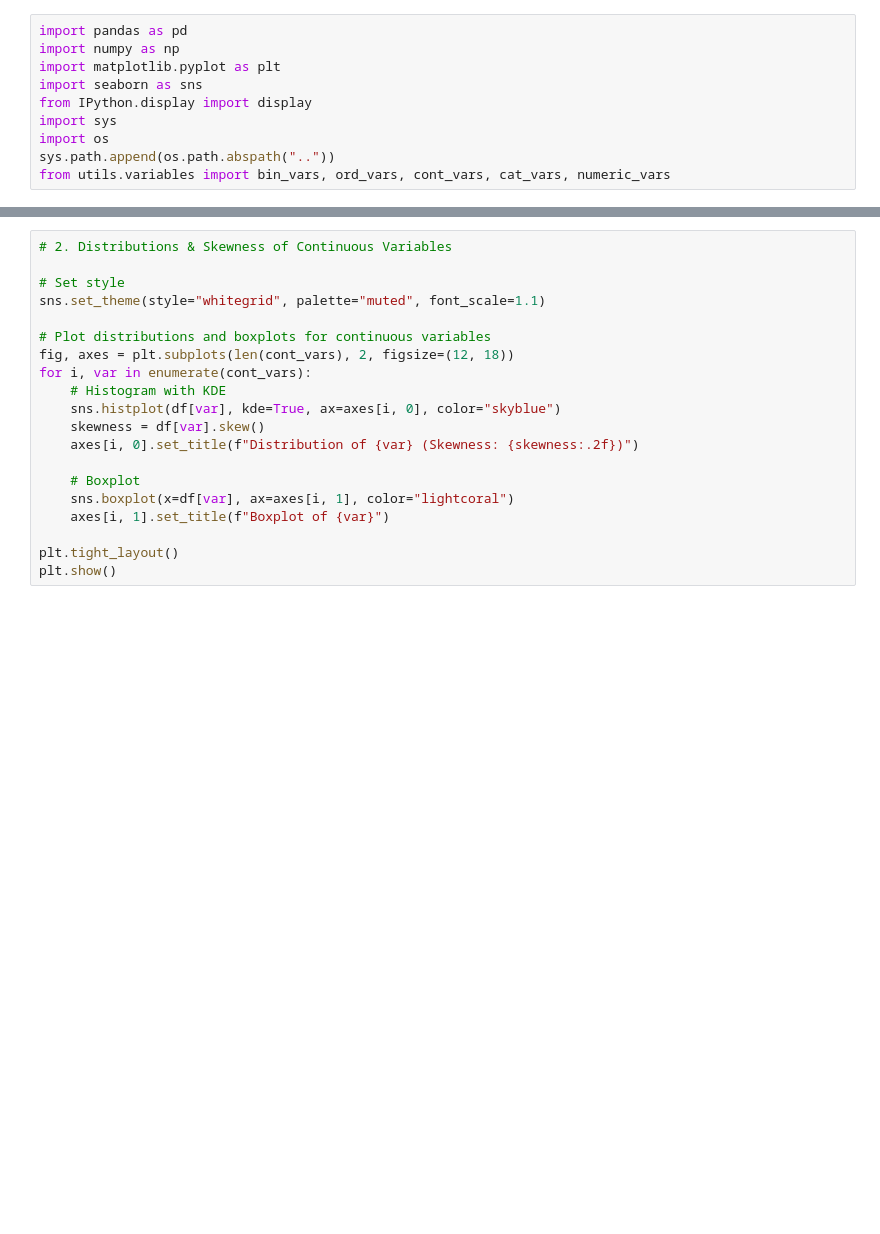
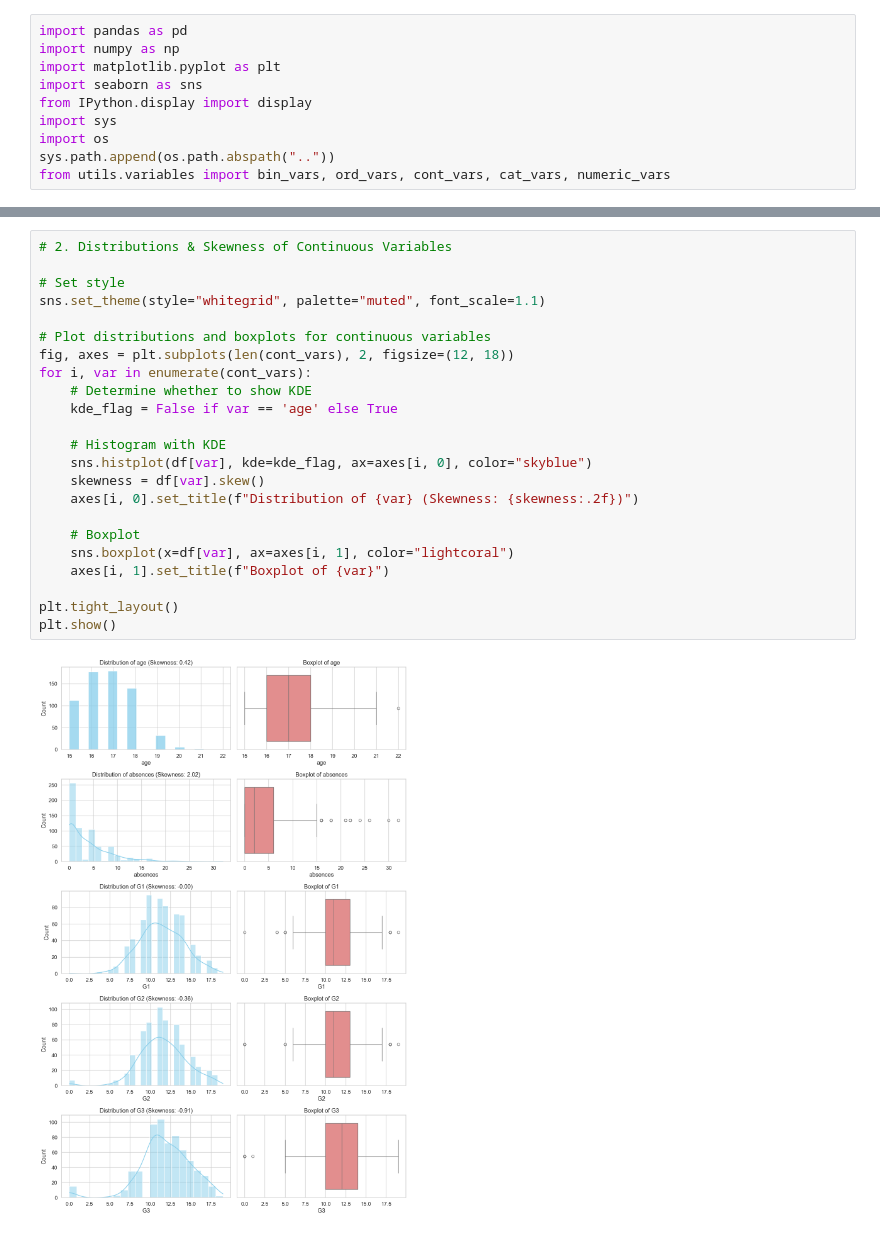
Before and after one commit to seanmcgowanx/aai-500-final-project-team-5, a Jupyter notebook: notebooks/visualizations.ipynb, the cells around one changed output, grey strips where cells are left out. Drawn from its saved outputs; the diff is of its cells as text; blank space fills up the shorter version.

Commit message:
Removed kde estimate from age distribution in visualizations.py

```diff
--- a/notebooks/visualizations.ipynb
+++ b/notebooks/visualizations.ipynb
@@ -51,23 +86,28 @@ plt.show()
 # %%
 # 2. Distributions & Skewness of Continuous Variables
 
 # Set style
 sns.set_theme(style="whitegrid", palette="muted", font_scale=1.1)
 
 # Plot distributions and boxplots for continuous variables
 fig, axes = plt.subplots(len(cont_vars), 2, figsize=(12, 18))
 for i, var in enumerate(cont_vars):
+    # Determine whether to show KDE
+    kde_flag = False if var == 'age' else True
+
     # Histogram with KDE
-    sns.histplot(df[var], kde=True, ax=axes[i, 0], color="skyblue")
+    sns.histplot(df[var], kde=kde_flag, ax=axes[i, 0], color="skyblue")
     skewness = df[var].skew()
     axes[i, 0].set_title(f"Distribution of {var} (Skewness: {skewness:.2f})")
 
     # Boxplot
     sns.boxplot(x=df[var], ax=axes[i, 1], color="lightcoral")
     axes[i, 1].set_title(f"Boxplot of {var}")
 
 plt.tight_layout()
 plt.show()
+# %% [output]
+[figure, added]
 # %%
 # 3. Scatter Plots & Regression vs G3 for Numeric Variables
 
```
Also changed, not shown: parts of 5 cells of this notebook.
